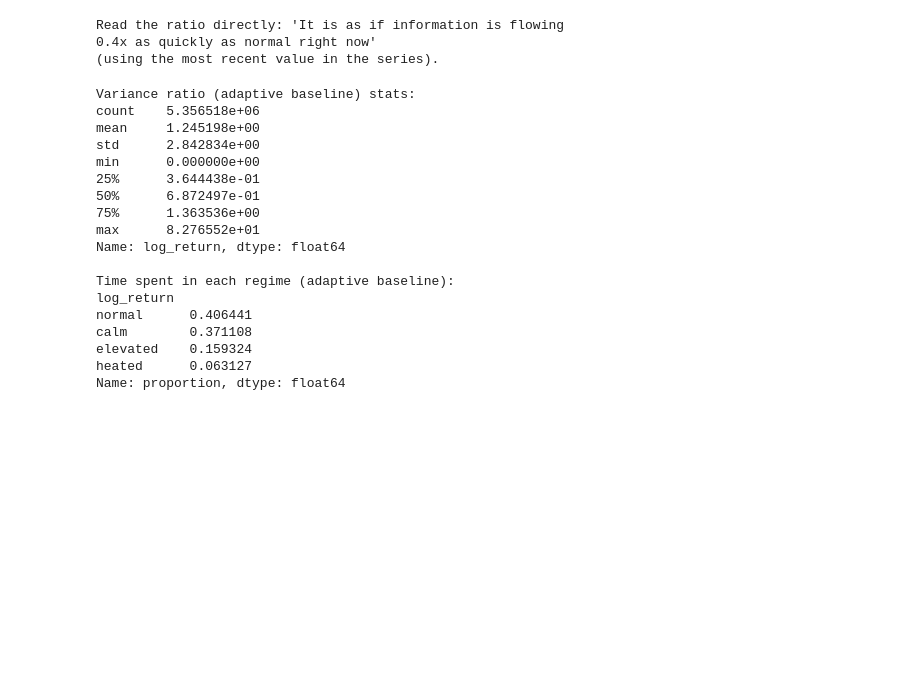
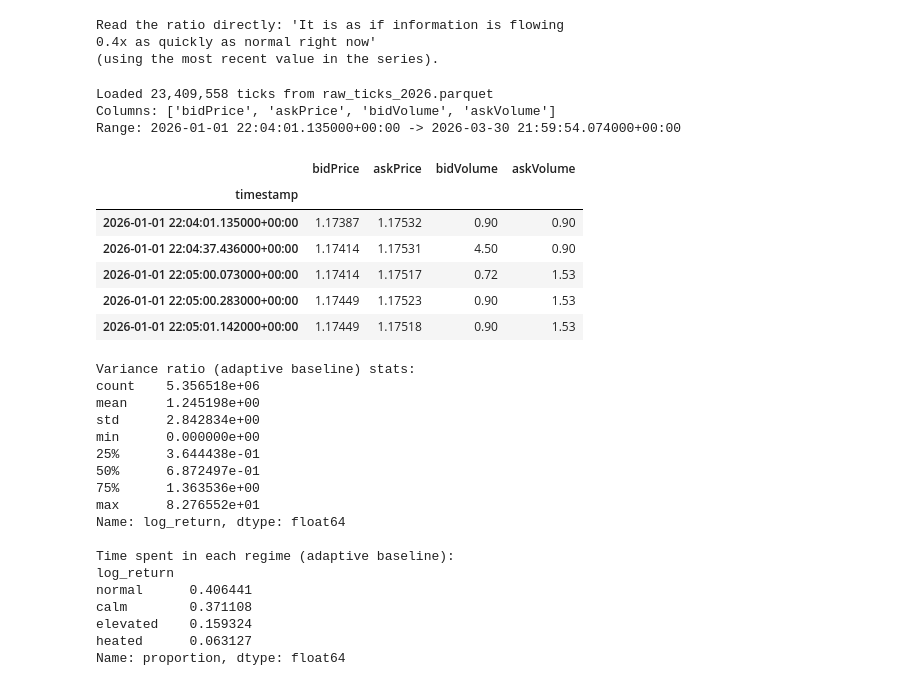
Before and after one commit to anjalivijyan/STOCHASTIC-VOLATILITY-MODELLING-, a Jupyter notebook: lit_rew_&_stylised_facts/regime_indicator.ipynb, the cells around one changed output. Saved outputs shown, nothing was run; the diff lists cells and outputs as text; code cells hidden in the pictures; blank space fills up the shorter version.

```diff
--- a/lit_rew_&_stylised_facts/regime_indicator.ipynb
+++ b/lit_rew_&_stylised_facts/regime_indicator.ipynb
@@ -91,30 +89,43 @@ Read the ratio directly: 'It is as if information is flowing
 0.4x as quickly as normal right now'
 (using the most recent value in the series).
 # %%
+from pathlib import Path
+
 start = datetime(2026, 1, 1)
 end = datetime(2026, 3, 31)
 
-parquet_path = NOTEBOOK_DIR / "raw_ticks_2026.parquet"
+parquet_path = Path("raw_ticks_2026.parquet")
 
 if parquet_path.exists():
     raw_ticks_2026 = pd.read_parquet(parquet_path)
-    print(f"Loaded {len(raw_ticks_2026):,} ticks from {parquet_path}")
+    print(f"Loaded {len(raw_ticks):,} ticks from {parquet_path}")
 else:
     raw_ticks_2026 = dukascopy_python.fetch(
         instrument=INSTRUMENT_FX_MAJORS_EUR_USD,
         interval=dukascopy_python.INTERVAL_TICK,
         offer_side=dukascopy_python.OFFER_SIDE_BID,
         start=start,
         end=end,
     )
     parquet_path.parent.mkdir(parents=True, exist_ok=True)
     raw_ticks_2026.to_parquet(parquet_path, index=True, compression="snappy")
     print(f"Fetched {len(raw_ticks_2026):,} ticks")
     print(f"Saved parquet: {parquet_path}")
 
 print(f"Columns: {list(raw_ticks_2026.columns)}")
 print(f"Range: {raw_ticks_2026.index.min()} -> {raw_ticks_2026.index.max()}")
 raw_ticks_2026.head()
+# %% [output]
+Loaded 23,409,558 ticks from raw_ticks_2026.parquet
+Columns: ['bidPrice', 'askPrice', 'bidVolume', 'askVolume']
+Range: 2026-01-01 22:04:01.135000+00:00 -> 2026-03-30 21:59:54.074000+00:00
+|  | bidPrice | askPrice | bidVolume | askVolume |
+| timestamp |  |  |  |  |
+| 2026-01-01 22:04:01.135000+00:00 | 1.17387 | 1.17532 | 0.90 | 0.90 |
+| 2026-01-01 22:04:37.436000+00:00 | 1.17414 | 1.17531 | 4.50 | 0.90 |
+| 2026-01-01 22:05:00.073000+00:00 | 1.17414 | 1.17517 | 0.72 | 1.53 |
+| 2026-01-01 22:05:00.283000+00:00 | 1.17449 | 1.17523 | 0.90 | 1.53 |
+| 2026-01-01 22:05:01.142000+00:00 | 1.17449 | 1.17518 | 0.90 | 1.53 |
 # %%
 raw_ticks = pd.read_parquet(parquet_path)
 raw_ticks['mid'] = (raw_ticks['bidPrice']+ raw_ticks['askPrice'])/2
```
Also changed, not shown: parts of 7 cells of this notebook.
